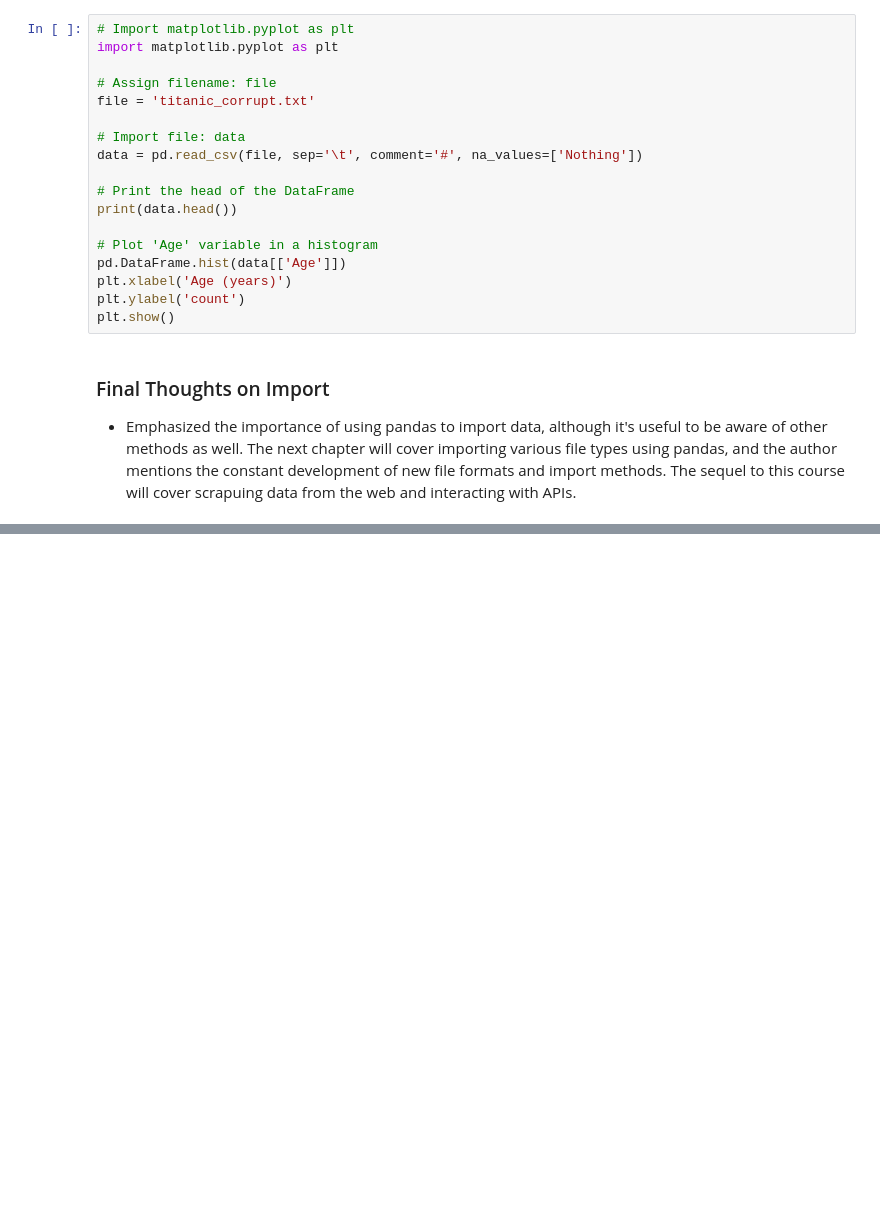
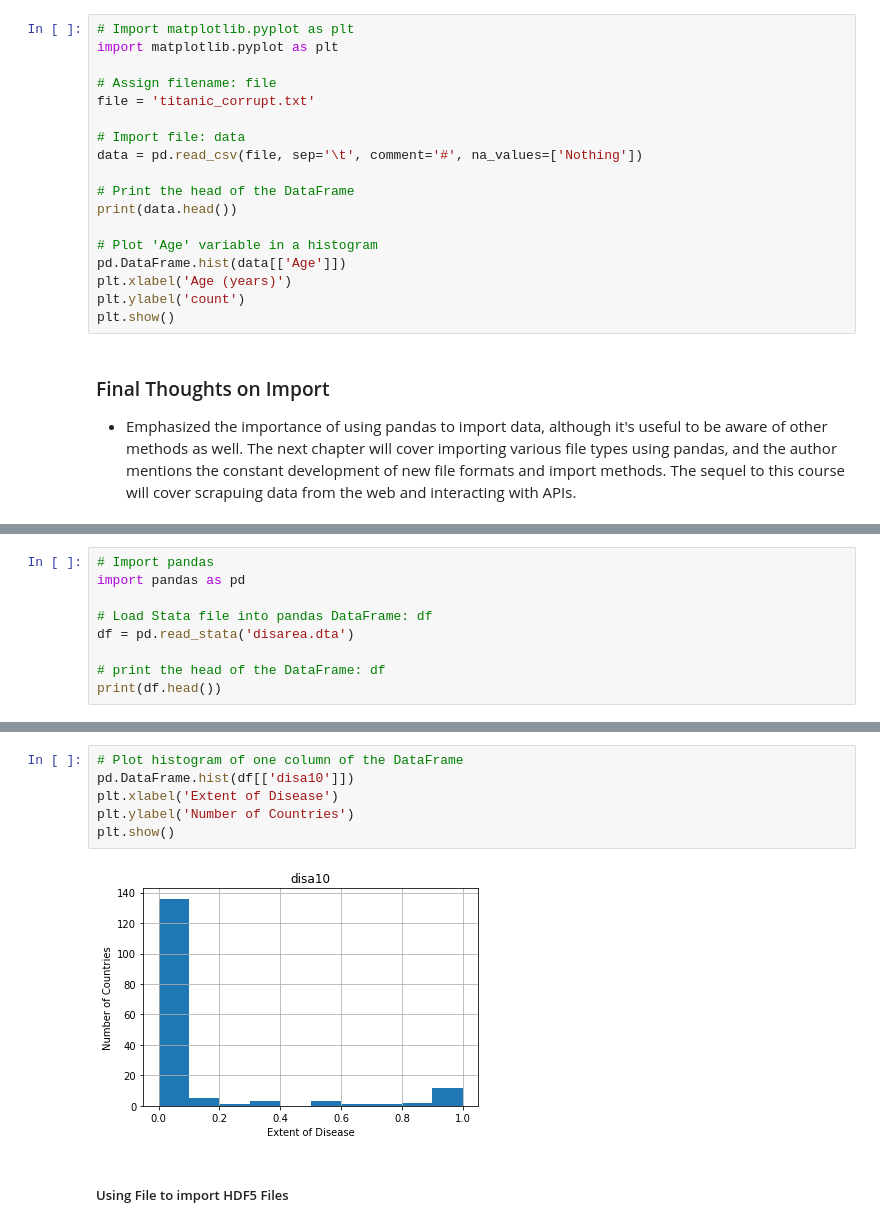
Before and after one commit to LannonTheCannon/Capstone-Two-, a Jupyter notebook: Importing Data in Python Part 1 Notes.ipynb, the cells around one changed output, grey strips where cells are left out. Drawn from its saved outputs; the diff is of its cells as text; blank space fills up the shorter version.

Commit message:
Just added new notes or project Ideas into the mix

```diff
--- a/Importing Data in Python Part 1 Notes.ipynb
+++ b/Importing Data in Python Part 1 Notes.ipynb
@@ -177,0 +316,9 @@ plt.show()
+# %%
+# Import pandas
+import pandas as pd
+
+# Load Stata file into pandas DataFrame: df
+df = pd.read_stata('disarea.dta')
+
+# print the head of the DataFrame: df
+print(df.head())
@@ -177,0 +343,10 @@ plt.show()
+# %%
+# Plot histogram of one column of the DataFrame
+pd.DataFrame.hist(df[['disa10']])
+plt.xlabel('Extent of Disease')
+plt.ylabel('Number of Countries')
+plt.show()
+# %% [output]
+[figure, added]
+# %% [markdown]
+##### Using File to import HDF5 Files
```
Also changed, not shown: parts of 21 cells of this notebook, 5 other files.
